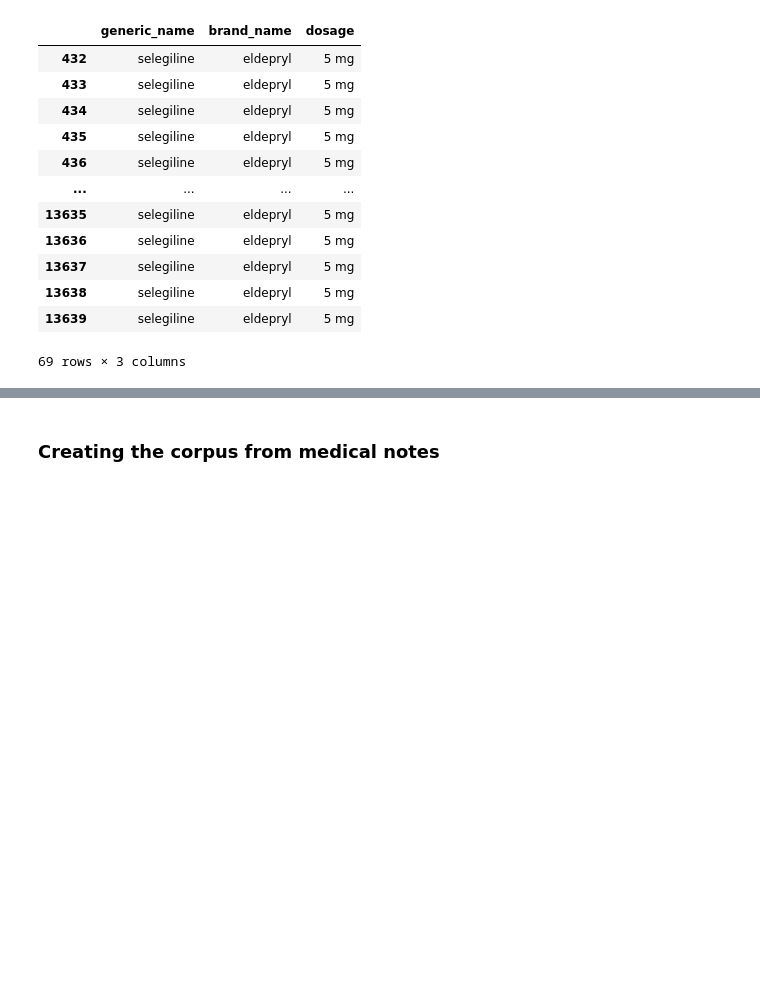
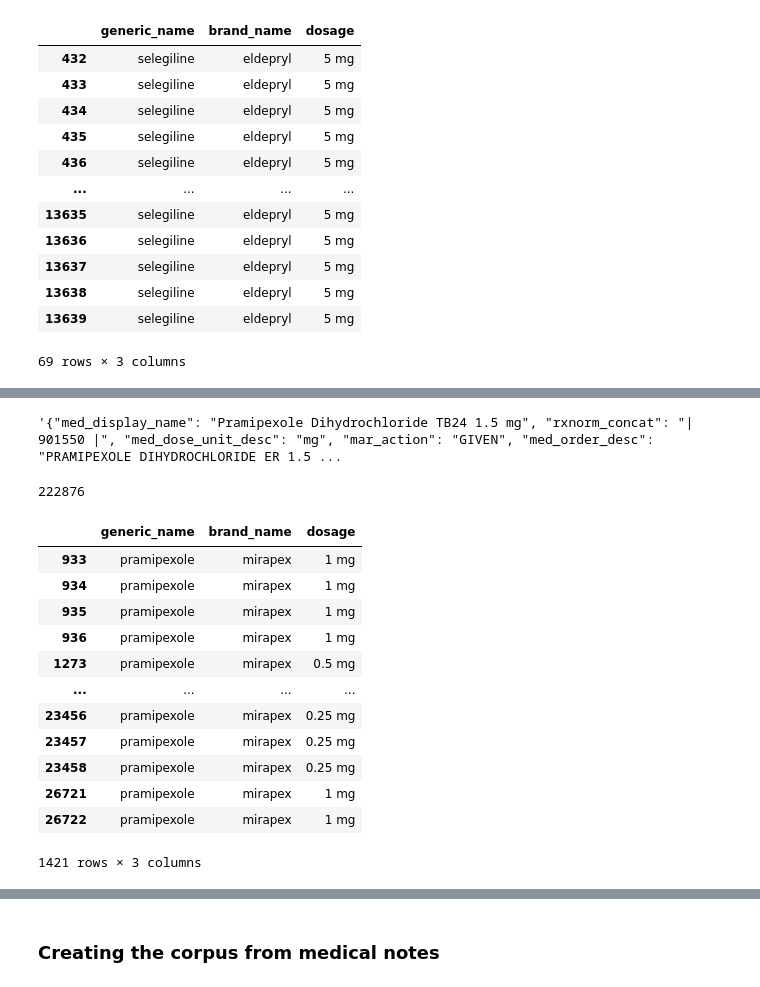
Before and after one commit to rdiazrincon/motor_fluctuations_pd, a Jupyter notebook: motor_fluctuations_pd.ipynb, the cells around one changed output, grey strips where cells are left out. Saved outputs shown, nothing was run; the diff lists cells and outputs as text; code cells hidden in the pictures; blank space fills up the shorter version.

```diff
--- a/motor_fluctuations_pd.ipynb
+++ b/motor_fluctuations_pd.ipynb
@@ -587,0 +828,5 @@ df_pd.sample(20)
+# %%
+pd_data_drug_exposure['brand_name'].iloc[8137:8150] = 'duopa'
+# If the drug is asctually duopa
+pd_data_drug_exposure['brand_name'].iloc[8143:8150] = 'duopa'
+pd_data_drug_exposure['dosage'].iloc[8143:8150] = '20-5mg/ml'
@@ -587,0 +855,3 @@ df_pd.sample(20)
+# %%
+# drugs_used_drug_exposure
+pd_data_drug_exposure['brand_name'].iloc[9136:9148] = 'parcopa'
@@ -587,0 +907,5 @@ df_pd.sample(20)
+# %%
+pd_data_drug_exposure['generic_name'].iloc[20843:20849] = 'selegiline'
+pd_data_drug_exposure['brand_name'].iloc[20843:20849] = 'eldepryl'
+pd_data_drug_exposure['generic_name'].iloc[8730] = 'selegiline'
+pd_data_drug_exposure['brand_name'].iloc[8730] = 'eldepryl'
@@ -587,0 +914,3 @@ df_pd.sample(20)
+# %%
+pd_data_drug_exposure['generic_name'].iloc[10477:10479] = 'rasagiline'
+pd_data_drug_exposure['brand_name'].iloc[10477:10479] = 'azilect'
@@ -587,0 +951,24 @@ df_pd.sample(20)
+# %%
+drug_exposure['drug_source_value'].iloc[10449]
+# %% [output]
+'{"med_display_name": "Pramipexole Dihydrochloride TB24 1.5 mg", "rxnorm_concat": "| 901550 |", "med_dose_unit_desc": "mg", "mar_action": "GIVEN", "med_order_desc": "PRAMIPEXOLE DIHYDROCHLORIDE ER 1.5 ...
+# %%
+drug_exposure['person_id'].iloc[10449]
+# %% [output]
+222876
+# %%
+pd_data_drug_exposure[(pd_data_drug_exposure['generic_name'] == 'pramipexole')]
+# %% [output]
+|  | generic_name | brand_name | dosage |
+| 933 | pramipexole | mirapex | 1 mg |
+| 934 | pramipexole | mirapex | 1 mg |
+| 935 | pramipexole | mirapex | 1 mg |
+| 936 | pramipexole | mirapex | 1 mg |
+| 1273 | pramipexole | mirapex | 0.5 mg |
+| ... | ... | ... | ... |
+| 23456 | pramipexole | mirapex | 0.25 mg |
+| 23457 | pramipexole | mirapex | 0.25 mg |
+| 23458 | pramipexole | mirapex | 0.25 mg |
+| 26721 | pramipexole | mirapex | 1 mg |
+| 26722 | pramipexole | mirapex | 1 mg |
+1421 rows × 3 columns
```
Also changed, not shown: parts of 176 cells of this notebook, 1 other file.
